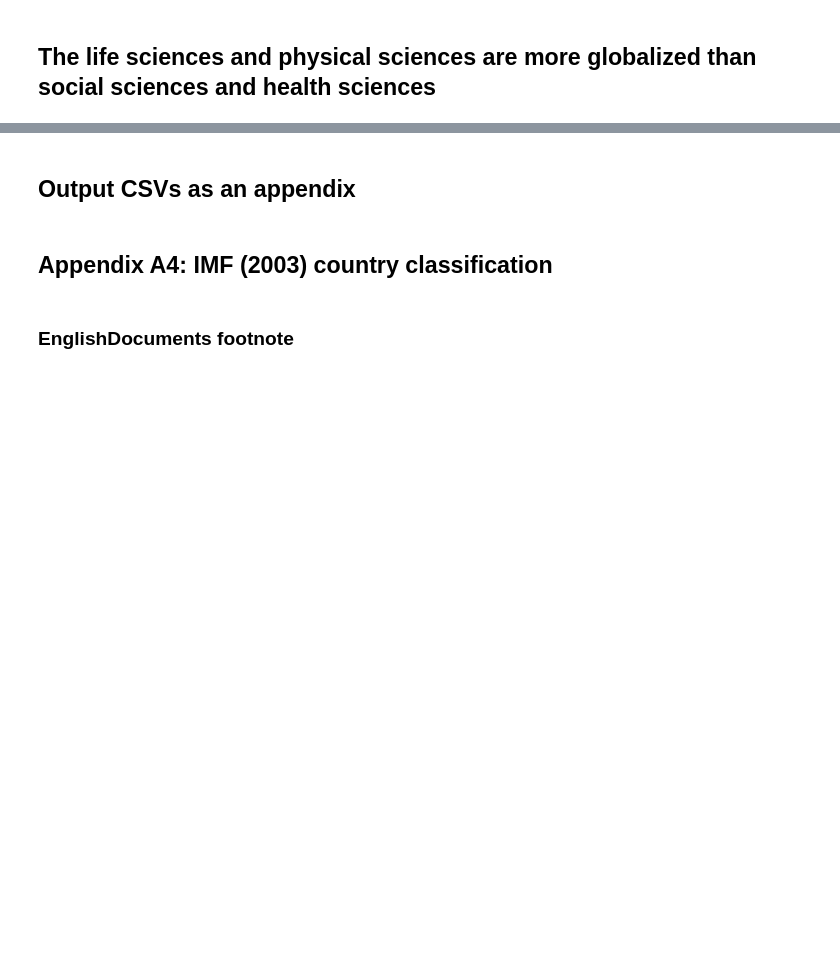
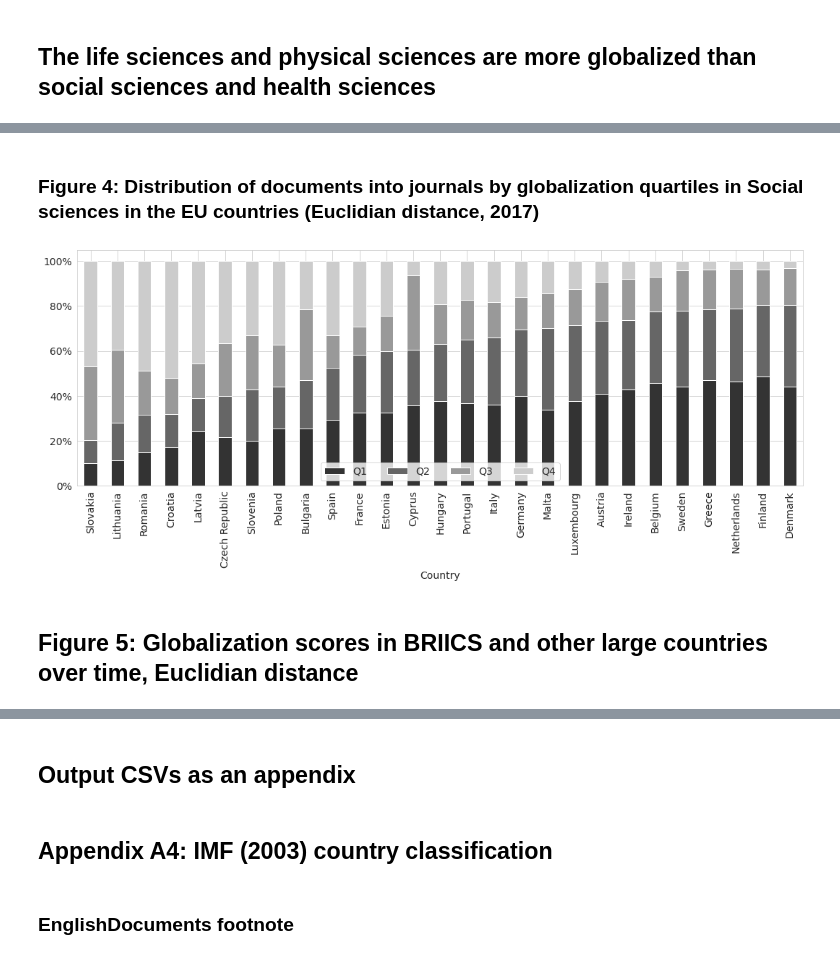
Before and after one commit to vitekzkytek/GlobalizationPaper, a Jupyter notebook: Phase5_Paper/PaperResults.ipynb, the cells around one changed output, grey strips where cells are left out. Drawn from its saved outputs; the diff is of its cells as text; code cells hidden in the pictures; blank space fills up the shorter version.

```diff
--- a/Phase5_Paper/PaperResults.ipynb
+++ b/Phase5_Paper/PaperResults.ipynb
@@ -344,0 +186,20 @@ pl
+# %% [markdown]
+### Figure 4: Distribution of documents into journals by globalization quartiles in Social sciences in the EU countries (Euclidian distance, 2017)
+# %%
+pct_formatter = FuncFormatter(lambda x,pos: f'{round(x*100)}%')
+grey_colors=[(.2,.2,.2,1),(.4,.4,.4,1),(.6,.6,.6,1),(.8,.8,.8,1)]
+
+eu_dists = dists.loc[idx[eu_countries,'top_Social',:,2017],['Q1','Q2','Q3','Q4']].reset_index(level=['method','field','period'],drop=True)
+eu_dists['H'] = eu_dists.Q1 + eu_dists.Q2
+eu_dists = eu_dists.sort_values('H').drop('H',axis=1)
+ax = eu_dists.plot.bar(stacked=True,figsize=(18,6),color=grey_colors,fontsize=14)
+ax.legend(ncol=4,loc='lower center',fontsize=14)
+ax.yaxis.set_major_formatter(pct_formatter)
+plt.xticks(fontsize=14)
+plt.yticks(fontsize=14)
+plt.xlabel('Country',fontsize=14)
+plt.savefig('figs/fig4.pdf');
+# %% [output]
+[figure, added]
+# %% [markdown]
+## Figure 5: Globalization scores in BRIICS and other large countries over time, Euclidian distance
```
Also changed, not shown: parts of 34 cells of this notebook, 16 other files.
